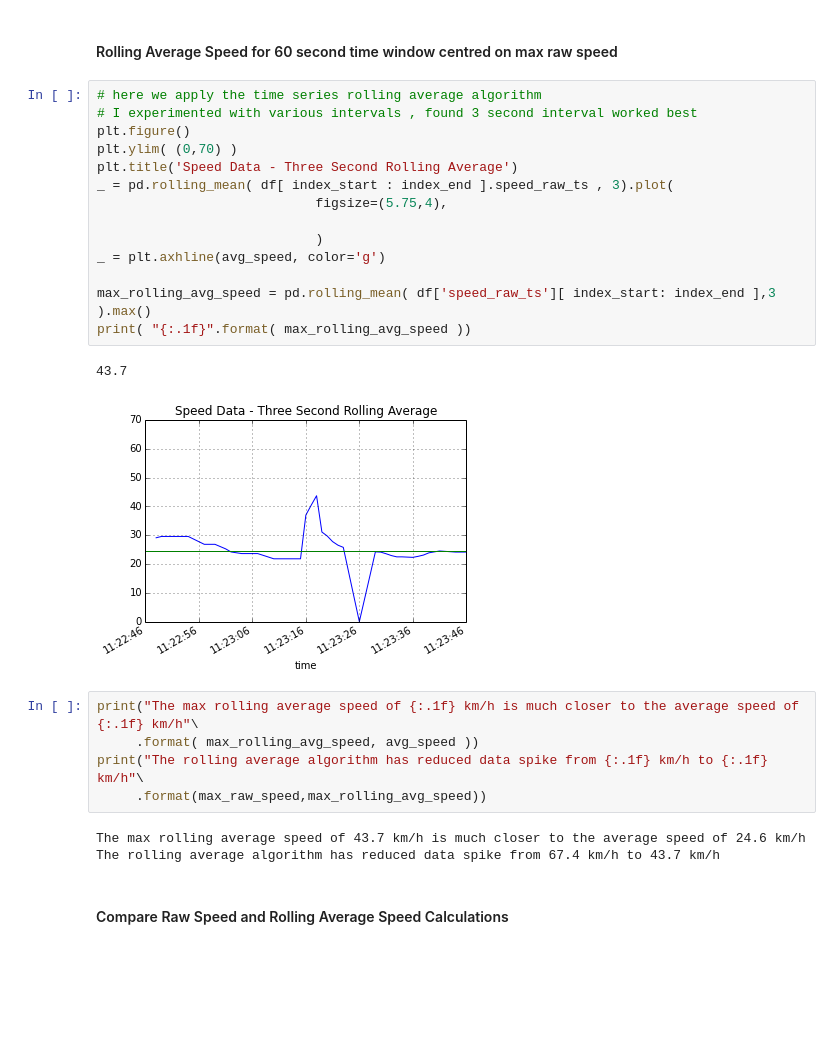
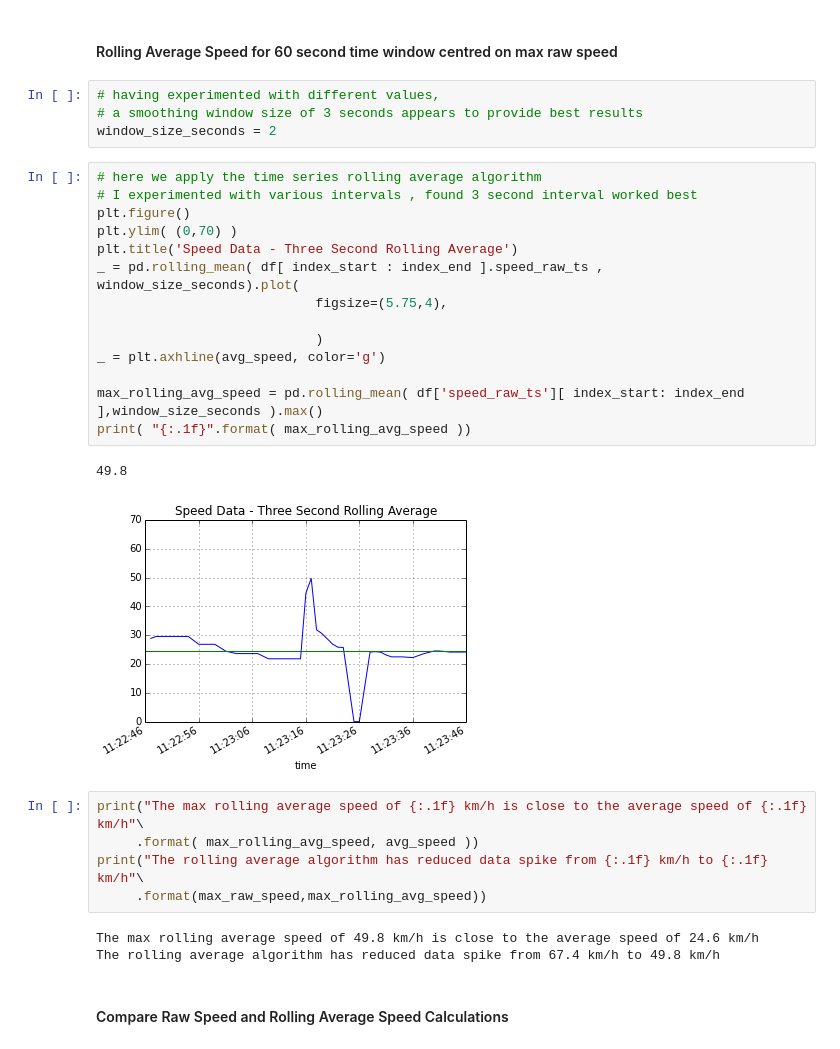
Before and after one commit to patclaffey/docker_jupyter, a Jupyter notebook: notebooks/speed.ipynb, the cells around one changed output. Saved outputs shown, nothing was run; the diff lists cells and outputs as text; blank space fills up the shorter version.

Commit message:
speed workbook edits

```diff
--- a/notebooks/speed.ipynb
+++ b/notebooks/speed.ipynb
@@ -185,31 +184,35 @@ The above diagram shows a data spike at 2015-09-13 11:23:16+01:00
 The max speed of 67.4 km/h is far in excess of the average speed of 24.6 km/h
 # %% [markdown]
 #### Rolling Average Speed for 60 second time window centred on max raw speed
+# %%
+# having experimented with different values,
+# a smoothing window size of 3 seconds appears to provide best results
+window_size_seconds = 2
 # %%
 # here we apply the time series rolling average algorithm
 # I experimented with various intervals , found 3 second interval worked best
 plt.figure()
 plt.ylim( (0,70) )
 plt.title('Speed Data - Three Second Rolling Average')
-_ = pd.rolling_mean( df[ index_start : index_end ].speed_raw_ts , 3).plot(
+_ = pd.rolling_mean( df[ index_start : index_end ].speed_raw_ts , window_size_seconds).plot(
                             figsize=(5.75,4),
 
                             )
 _ = plt.axhline(avg_speed, color='g')
 
-max_rolling_avg_speed = pd.rolling_mean( df['speed_raw_ts'][ index_start: index_end ],3 ).max()
+max_rolling_avg_speed = pd.rolling_mean( df['speed_raw_ts'][ index_start: index_end ],window_size_seconds ).max()
 print( "{:.1f}".format( max_rolling_avg_speed ))
 # %% [output]
-43.7
+49.8
-[figure, old version]
+[figure, new version]
 # %%
-print("The max rolling average speed of {:.1f} km/h is much closer to the average speed of {:.1f} km/h"\
+print("The max rolling average speed of {:.1f} km/h is close to the average speed of {:.1f} km/h"\
      .format( max_rolling_avg_speed, avg_speed ))
 print("The rolling average algorithm has reduced data spike from {:.1f} km/h to {:.1f} km/h"\
      .format(max_raw_speed,max_rolling_avg_speed))
 # %% [output]
-The max rolling average speed of 43.7 km/h is much closer to the average speed of 24.6 km/h
-The rolling average algorithm has reduced data spike from 67.4 km/h to 43.7 km/h
+The max rolling average speed of 49.8 km/h is close to the average speed of 24.6 km/h
+The rolling average algorithm has reduced data spike from 67.4 km/h to 49.8 km/h
 # %% [markdown]
 #### Compare Raw Speed and Rolling Average Speed Calculations
 # %%
```
Also changed, not shown: parts of 6 cells of this notebook.
